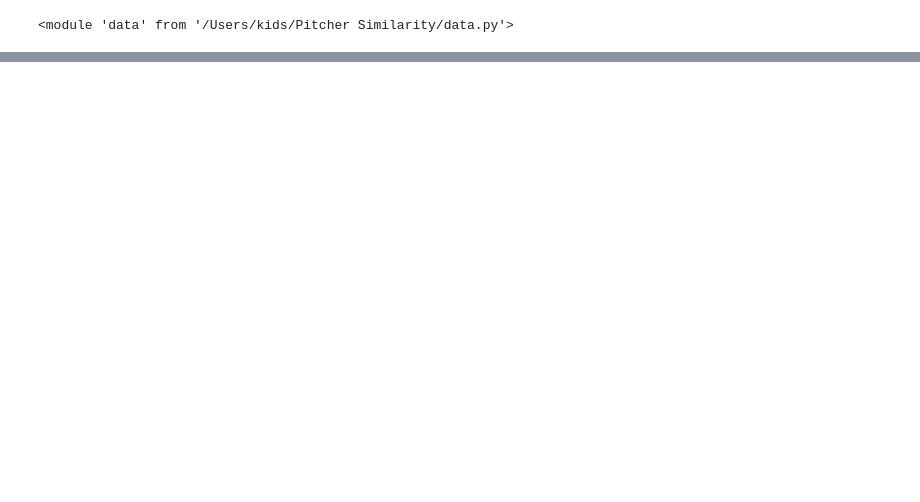
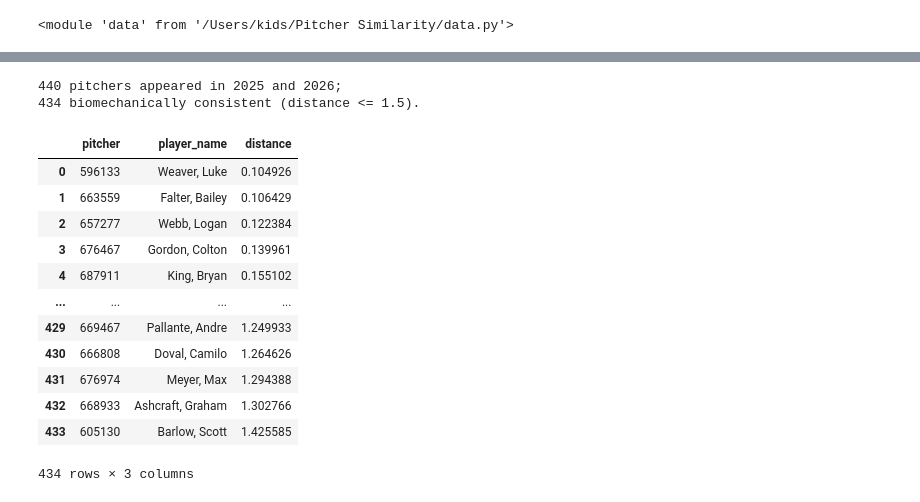
Before and after one commit to simontodreas/mlb-pitch-loadout, a Jupyter notebook: 2026 Validation.ipynb, the cells around one changed output, grey strips where cells are left out. Drawn from its saved outputs; the diff is of its cells as text; code cells hidden in the pictures; blank space fills up the shorter version.

```diff
--- a/2026 Validation.ipynb
+++ b/2026 Validation.ipynb
@@ -54,0 +51,38 @@ pitch_type_summ.head()
+# %%
+# Keep self-pairs (same pitcher) that span the 2025 and 2026 seasons.
+same_pitcher = biomech_dist['pitcher1'] == biomech_dist['pitcher2']
+spans_25_26  = (
+    ((biomech_dist['game_year1'] == 2025) & (biomech_dist['game_year2'] == 2026)) |
+    ((biomech_dist['game_year1'] == 2026) & (biomech_dist['game_year2'] == 2025))
+)
+
+self_pairs = biomech_dist[same_pitcher & spans_25_26].copy()
+
+# A pitcher is biomechanically consistent if their 2025 and 2026 rows are within threshold.
+consistent_pitchers = (
+    self_pairs[self_pairs['distance'] <= biomech_distance_threshold]
+    .rename(columns={'pitcher1': 'pitcher', 'player_name1': 'player_name'})
+    [['pitcher', 'player_name', 'distance']]
+    .sort_values('distance')
+    .reset_index(drop=True)
+)
+
+print(f"{len(self_pairs)} pitchers appeared in 2025 and 2026; \n"
+      f"{len(consistent_pitchers)} biomechanically consistent (distance <= {biomech_distance_threshold}).")
+consistent_pitchers
+# %% [output]
+440 pitchers appeared in 2025 and 2026;
+434 biomechanically consistent (distance <= 1.5).
+|  | pitcher | player_name | distance |
+| 0 | 596133 | Weaver, Luke | 0.104926 |
+| 1 | 663559 | Falter, Bailey | 0.106429 |
+| 2 | 657277 | Webb, Logan | 0.122384 |
+| 3 | 676467 | Gordon, Colton | 0.139961 |
+| 4 | 687911 | King, Bryan | 0.155102 |
+| ... | ... | ... | ... |
+| 429 | 669467 | Pallante, Andre | 1.249933 |
+| 430 | 666808 | Doval, Camilo | 1.264626 |
+| 431 | 676974 | Meyer, Max | 1.294388 |
+| 432 | 668933 | Ashcraft, Graham | 1.302766 |
+| 433 | 605130 | Barlow, Scott | 1.425585 |
+434 rows × 3 columns
```
Also changed, not shown: parts of 20 cells of this notebook, 4 other files.
